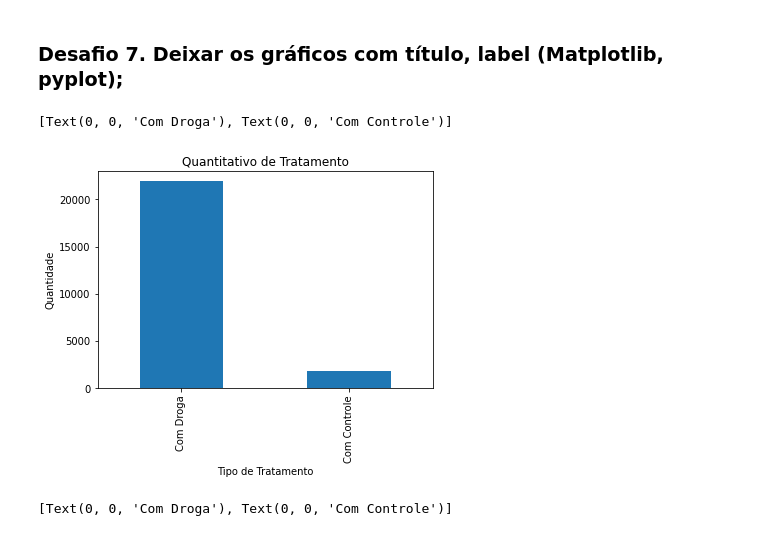
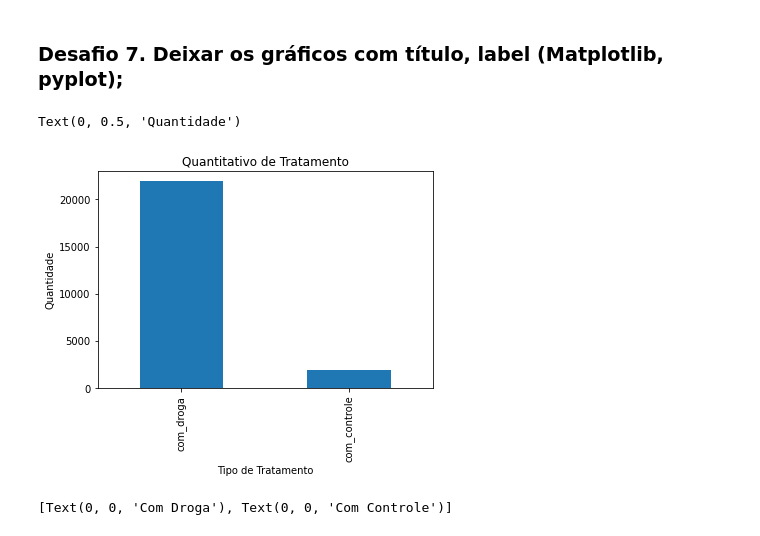
Before and after one commit to malumelo7/imersaoDados, a Jupyter notebook: Aula01.ipynb, the cells around one changed output. Drawn from its saved outputs; the diff is of its cells as text; code cells hidden in the pictures.

```diff
--- a/Aula01.ipynb
+++ b/Aula01.ipynb
@@ -141,7 +141,3 @@ dados['droga'].nunique()
 #### https://pandas.pydata.org/docs/reference/api/pandas.DataFrame.query.html?highlight=query#pandas.DataFrame.query
 # %% [markdown]
 ### Desafio 6. Renomear as colunas tirando o hífen;
-# %%
-dados.columns = dados.columns.str.replace('-', '')
-
-dados
@@ -161,0 +144,9 @@ dados
+# %%
+novo_nome_coluna = []
+nome_das_colunas = dados.columns
+for coluna in nome_das_colunas:
+  coluna = coluna.replace('-','_')
+  novo_nome_coluna.append(coluna)
+dados.columns = novo_nome_coluna
+
+dados.head()
@@ -164,16 +163,15 @@ dados
 # %%
 dados['tratamento'].value_counts().plot.bar()
 
 import numpy as np
 import matplotlib.pyplot as plt
 
 plt.title("Quantitativo de Tratamento")
 plt.xlabel("Tipo de Tratamento")
 plt.ylabel("Quantidade")
-graphic.set_xticklabels(labels = ['Com Droga', 'Com Controle'])
 # %% [output]
-[Text(0, 0, 'Com Droga'), Text(0, 0, 'Com Controle')]
+Text(0, 0.5, 'Quantidade')
-[figure, old version]
+[figure, new version]
 # %%
 dados_copy = dados.copy()
 
```
Also changed, not shown: parts of 2 cells of this notebook.
